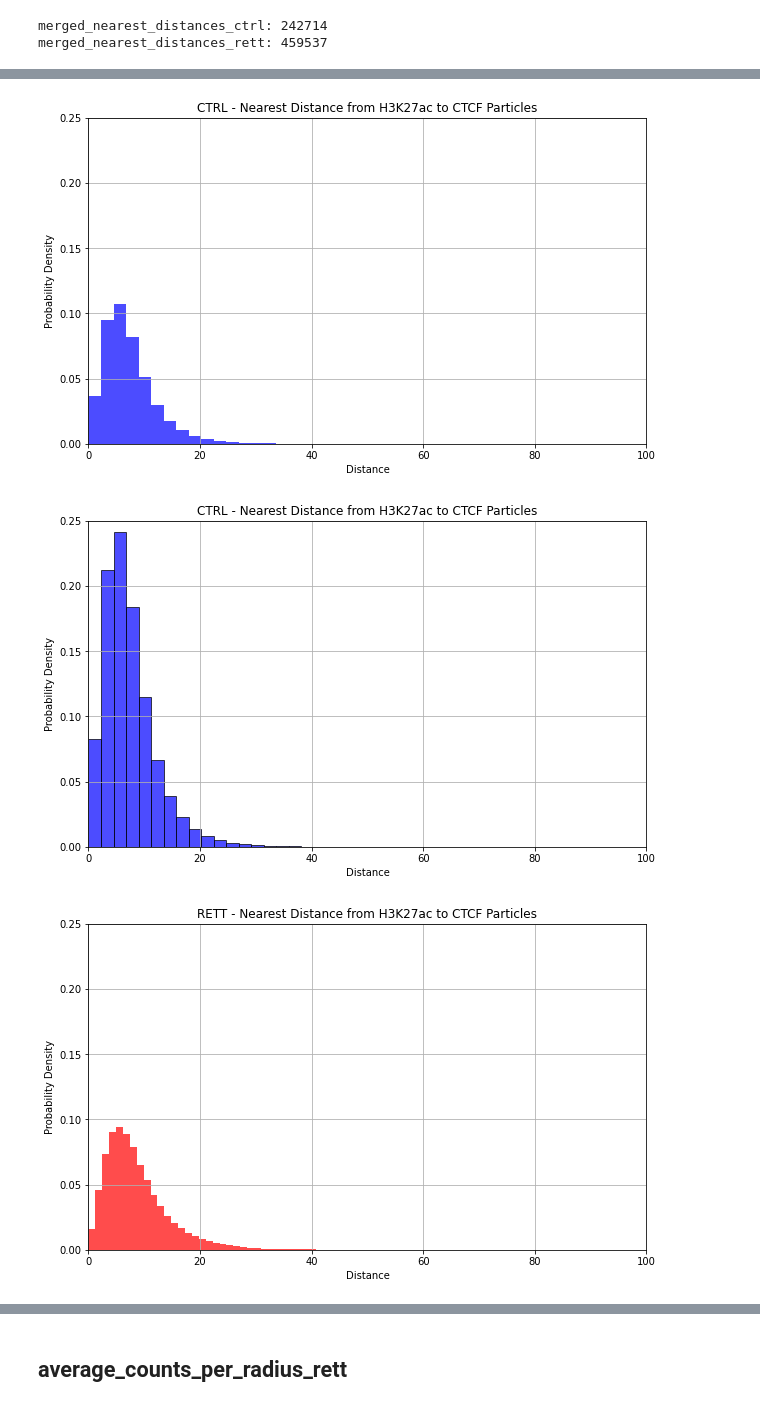
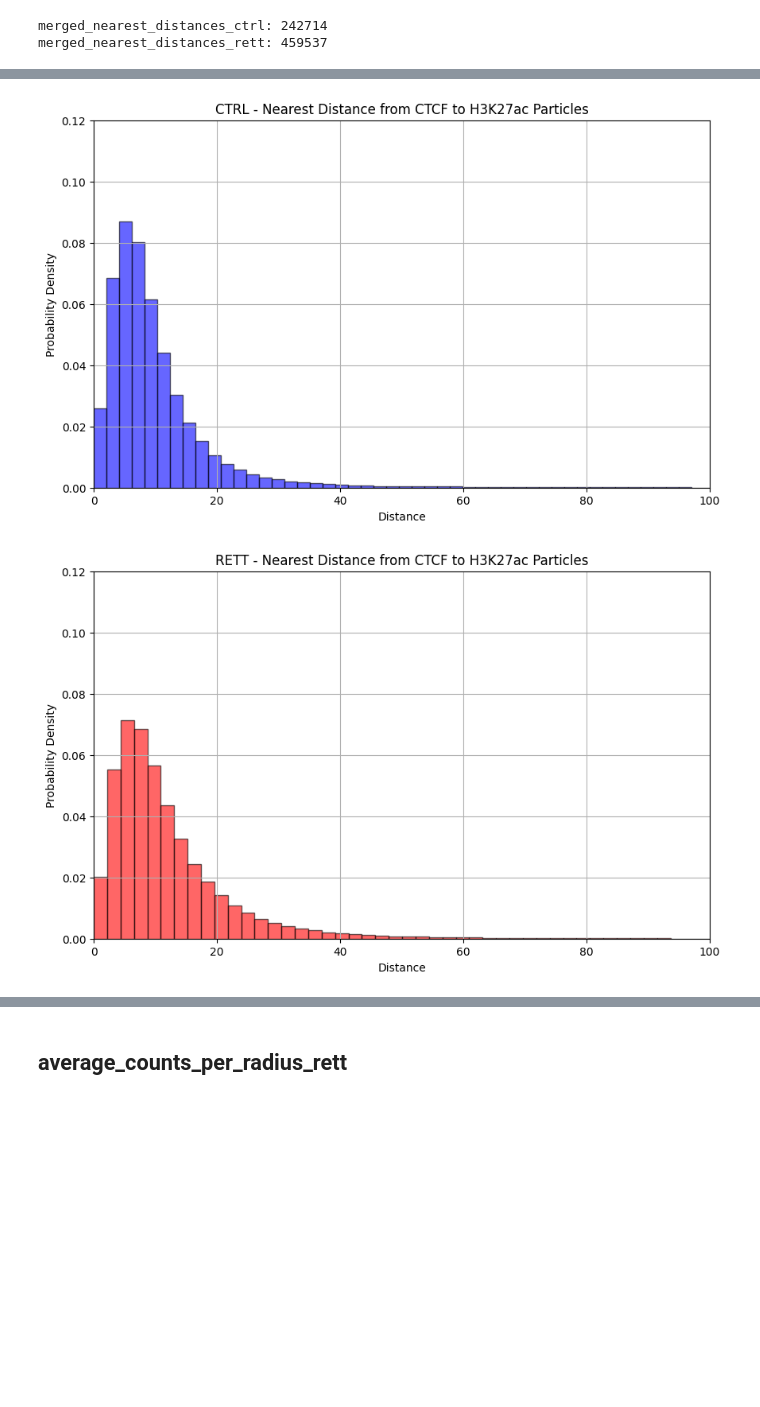
Before and after one commit to dddogwang/Rettsyndrome, a Jupyter notebook: Biomarker/ChromatinFeature.ipynb, the cells around one changed output, grey strips where cells are left out. Cells and saved outputs as stored; diff of their text form; code cells hidden in the pictures; blank space fills up the shorter version.

```diff
--- a/Biomarker/ChromatinFeature.ipynb
+++ b/Biomarker/ChromatinFeature.ipynb
@@ -537,35 +535,39 @@ plt.show()
 # %%
-ylim = 0.25
+ylim = 0.12
 title = ["CTRL", "RETT"]
 color = ["blue", "red"]
 merged_nearest_distances = [merged_nearest_distances_ctrl, merged_nearest_distances_rett]
 for i in range(2):
     # 绘制最近距离的直方图
     plt.figure(figsize=(10, 6))
-    plt.hist(merged_nearest_distances[i], bins=100, density=True, alpha=0.7, color=color[i])
-    plt.title(f'{title[i]} - Nearest Distance from H3K27ac to CTCF Particles')
-#     plt.title(f'{title[i]} - Nearest Distance from CTCF to H3K27ac Particles')
+    plt.hist(merged_nearest_distances[i], bins=100, density=True, alpha=0.6, color=color[i], edgecolor='black')
+    # plt.title(f'{title[i]} - Nearest Distance from H3K27ac to CTCF Particles')
+    plt.title(f'{title[i]} - Nearest Distance from CTCF to H3K27ac Particles')
     plt.xlabel('Distance')
     plt.ylabel('Probability Density')
     plt.xlim(0, 100)
     plt.ylim(0, ylim)
     plt.grid(True)
     plt.show()
 
-    plt.figure(figsize=(10, 6))
-    counts, bin_edges = np.histogram(merged_nearest_distances[i], bins=100)
-    possibility = counts / sum(counts)
-    bin_centers = 0.5 * (bin_edges[:-1] + bin_edges[1:])
-    plt.bar(bin_centers, possibility, width=bin_edges[1] - bin_edges[0], color=color[i], alpha=0.7, edgecolor='black')
-    plt.title(f'{title[i]} - Nearest Distance from H3K27ac to CTCF Particles')
-#     plt.title(f'{title[i]} - Nearest Distance from CTCF to H3K27ac Particles')
-    plt.xlabel('Distance')
-    plt.ylabel('Probability Density')
-    plt.xlim(0, 100)
-    plt.ylim(0, ylim)
-    plt.grid(True)
-    plt.show()
+#     plt.figure(figsize=(10, 6))
+#     counts, bin_edges = np.histogram(merged_nearest_distances[i], bins=100)
+#     possibility = counts / sum(counts)
+
+#     bin_centers = 0.5 * (bin_edges[:-1] + bin_edges[1:])
+
+#     print(sum(possibility))
+#     print(bin_centers)
+
+#     plt.bar(bin_centers, possibility, color=color[i], alpha=0.7, edgecolor='black')
+#     plt.title(f'{title[i]} - Nearest Distance from H3K27ac to CTCF Particles')
+# #     plt.title(f'{title[i]} - Nearest Distance from CTCF to H3K27ac Particles')
+#     plt.xlabel('Distance')
+#     plt.ylabel('Probability Density')
+#     plt.xlim(0, 100)
+#     plt.ylim(0, ylim)
+#     plt.grid(True)
+#     plt.show()
 # %% [output]
-[figure, old version]
+[figure, new version]
-[figure, old version]
+[figure, new version]
-[figure, removed]
```
Also changed, not shown: parts of 4 cells of this notebook, 1 other file.
